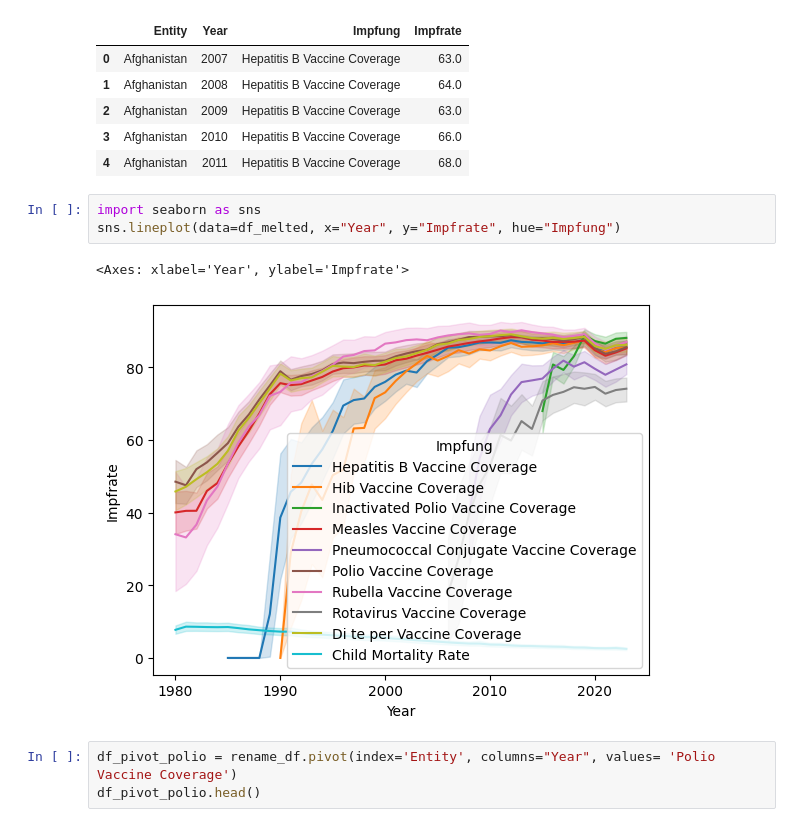
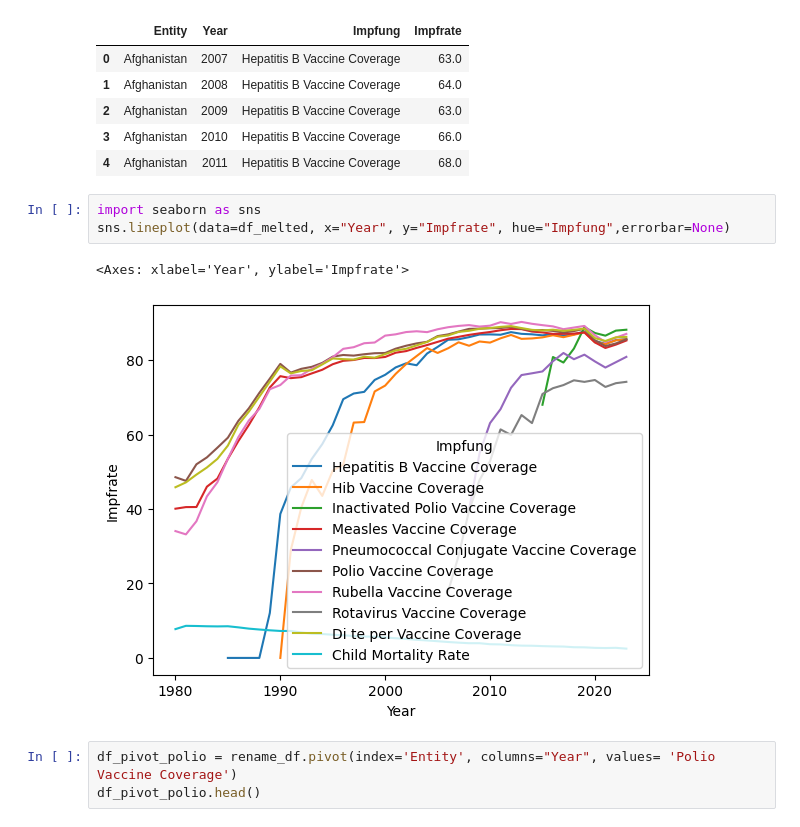
Before and after one commit to gandlea/LN-2-HS2025, a Jupyter notebook: Leistungsnachweis.ipynb, the cells around one changed output. Cells and saved outputs as stored; diff of their text form.

Commit message:
Add errorbar=None

```diff
--- a/Leistungsnachweis.ipynb
+++ b/Leistungsnachweis.ipynb
@@ -72,10 +72,10 @@ df_melted.head()
 | 4 | Afghanistan | 2011 | Hepatitis B Vaccine Coverage | 68.0 |
 # %%
 import seaborn as sns
-sns.lineplot(data=df_melted, x="Year", y="Impfrate", hue="Impfung")
+sns.lineplot(data=df_melted, x="Year", y="Impfrate", hue="Impfung",errorbar=None)
 # %% [output]
 <Axes: xlabel='Year', ylabel='Impfrate'>
-[figure, old version]
+[figure, new version]
 # %%
 df_pivot_polio = rename_df.pivot(index='Entity', columns="Year", values= 'Polio Vaccine Coverage')
 df_pivot_polio.head()
```
Also changed, not shown: parts of 4 cells of this notebook.
